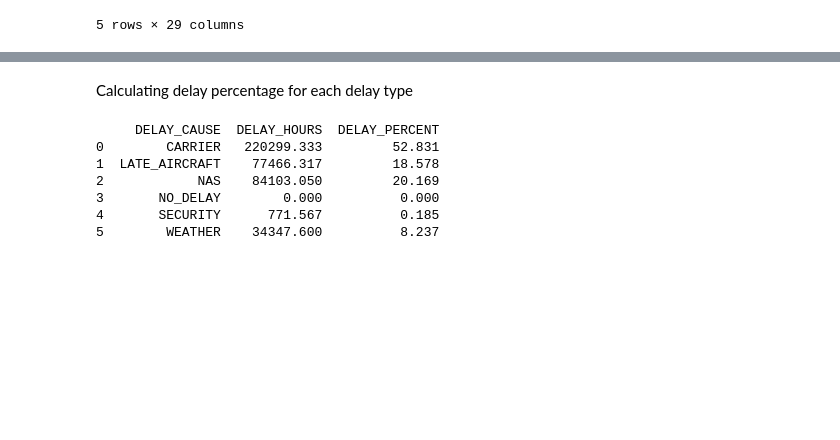
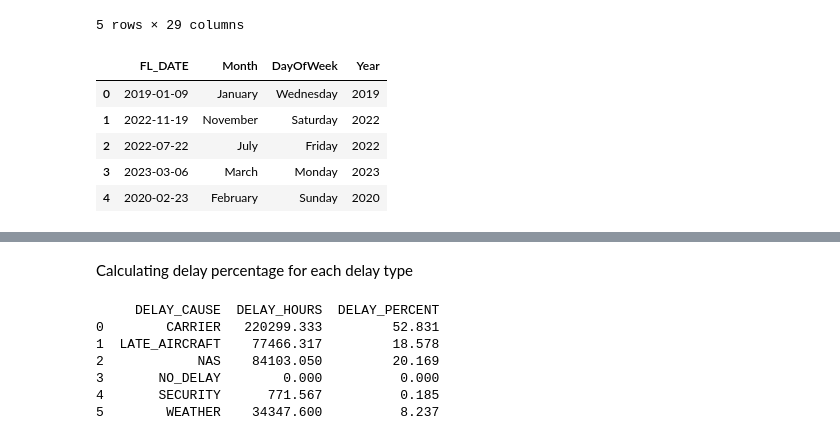
Before and after one commit to Sreekar529/DV-AirFly-Insights--Sreekar-, a Jupyter notebook: Flight_delay.ipynb, the cells around one changed output, grey strips where cells are left out. Cells and saved outputs as stored; diff of their text form; code cells hidden in the pictures; blank space fills up the shorter version.

```diff
--- a/Flight_delay.ipynb
+++ b/Flight_delay.ipynb
@@ -252,11 +252,36 @@ df.head()
 | 4 | 2020-02-23 | Spirit Air Lines | NK | MCO | Orlando, FL | DFW | Dallas/Fort Worth, TX | 1840 | 1838.0 | ... |
 5 rows × 29 columns
 # %%
-# Replacing numerical values with suitable abbreviation
 import calendar
+import pandas as pd
+# --- Year ---
+df['Year'] = df['FL_DATE'].dt.year
+# Ensure FL_DATE is datetime
+df['FL_DATE'] = pd.to_datetime(df['FL_DATE'], errors='coerce')
 
-# Replace numeric month with abbreviation in the same column
-df['Month'] = df['Month'].apply(lambda x: calendar.month_abbr[x])
+# --- Full month names ---
+df['Month'] = df['FL_DATE'].dt.month.apply(lambda x: calendar.month_name[x])
+
+# --- Full day of week names ---
+df['DayOfWeek'] = df['FL_DATE'].dt.day_name()
+
+# --- Set categorical ordering for Month ---
+month_order = list(calendar.month_name)[1:]  # ['January', 'February', ... 'December']
+df['Month'] = pd.Categorical(df['Month'], categories=month_order, ordered=True)
+
+# --- Set categorical ordering for DayOfWeek ---
+day_order = ['Monday', 'Tuesday', 'Wednesday', 'Thursday', 'Friday', 'Saturday', 'Sunday']
+df['DayOfWeek'] = pd.Categorical(df['DayOfWeek'], categories=day_order, ordered=True)
+
+# Preview updated dataframe
+df[['FL_DATE', 'Month', 'DayOfWeek', 'Year']].head()
+# %% [output]
+|  | FL_DATE | Month | DayOfWeek | Year |
+| 0 | 2019-01-09 | January | Wednesday | 2019 |
+| 1 | 2022-11-19 | November | Saturday | 2022 |
+| 2 | 2022-07-22 | July | Friday | 2022 |
+| 3 | 2023-03-06 | March | Monday | 2023 |
+| 4 | 2020-02-23 | February | Sunday | 2020 |
 # %%
 df
 # %% [output]
```
Also changed, not shown: parts of 9 cells of this notebook.
